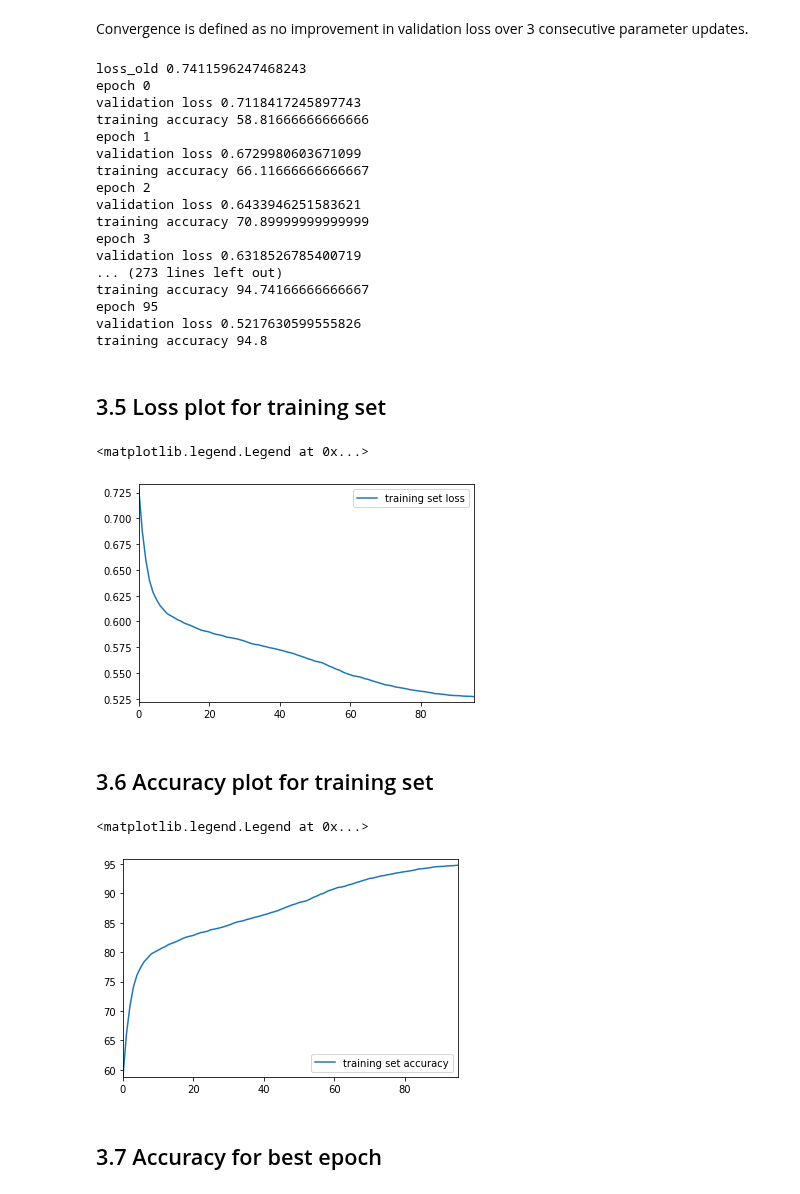
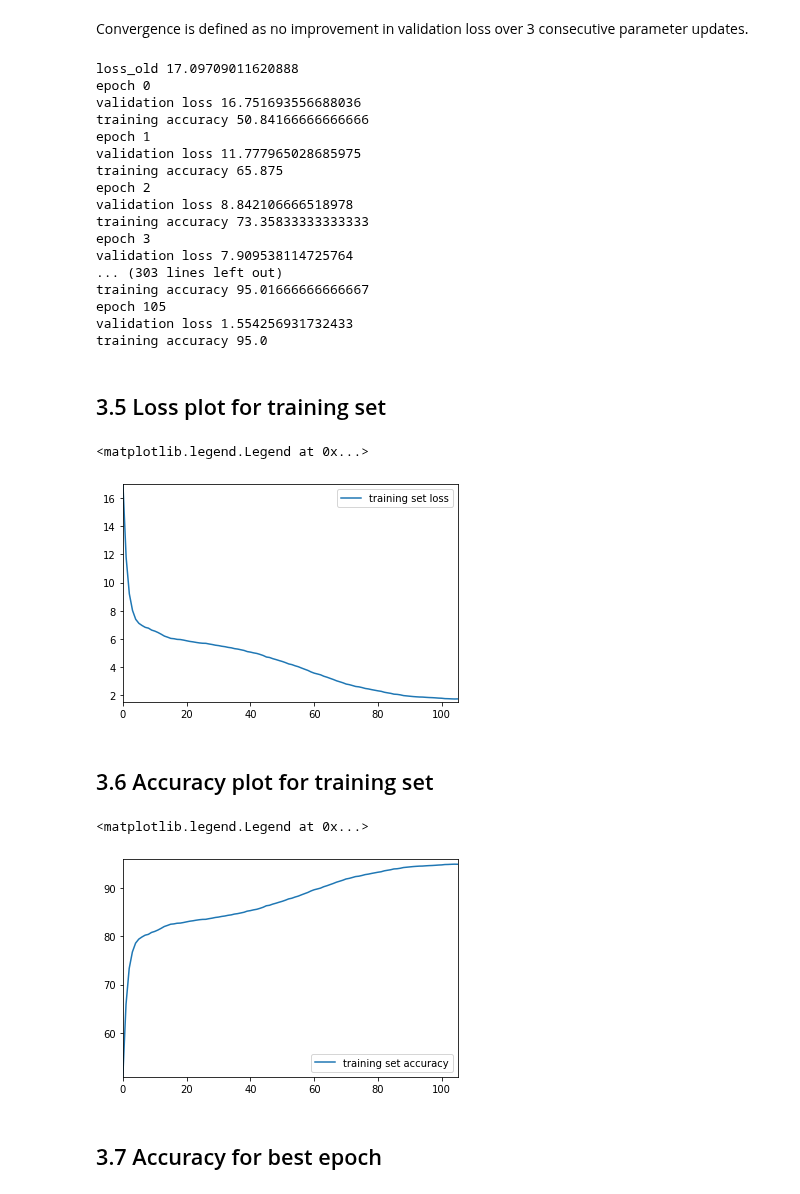
Before and after one commit to adamnpeace/comp90-cw1, a Jupyter notebook: q3/q3-ksenia.ipynb, the cells around one changed output. Cells and saved outputs as stored; diff of their text form; code cells hidden in the pictures.

```diff
--- a/q3/q3-ksenia.ipynb
+++ b/q3/q3-ksenia.ipynb
@@ -141,7 +141,7 @@ def update_grads(grads, ups, batch_size):
     grads["db1"] -= ups["db1"] / batch_size
     return grads
 # %%
-def mlp(xs, ys, learning_rate, momentum):
+def mlp(xs, ys, learning_rate, momentum, devxs, devys):
     img_size = 28**2
     h1 = 200
     h2 = 20
@@ -215,6 +215,7 @@ def mlp(xs, ys, learning_rate, momentum):
         accuracy_validation.append(accuracy_valid)
 
         loss_valid = validation_loss(devxs, devys, params)
+#         print('want loss', log_loss(devys, [predict_mlp(x, params) for x in devxs]))
         print('validation loss', loss_valid)
         print('training accuracy', accuracy_t)
         if np.abs(loss_valid - loss_old) == 0:
@@ -276,32 +293,32 @@ momentum = 0
 # %%
-epoch, loss_training, accuracy_training, accuracy_validation = mlp(trainxs, trainys, learning_rate, momentum)
+epoch, loss_training, accuracy_training, accuracy_validation = mlp(trainxs, trainys, learning_rate, momentum, devxs, devys)
 # %% [output]
-loss_old 0.7411596247468243
+loss_old 17.09709011620888
 epoch 0
-validation loss 0.7118417245897743
-training accuracy 58.81666666666666
+validation loss 16.751693556688036
+training accuracy 50.84166666666666
 epoch 1
-validation loss 0.6729980603671099
-training accuracy 66.11666666666667
+validation loss 11.777965028685975
+training accuracy 65.875
 epoch 2
-validation loss 0.6433946251583621
-training accuracy 70.89999999999999
+validation loss 8.842106666518978
+training accuracy 73.35833333333333
 epoch 3
-validation loss 0.6318526785400719
-... (273 lines left out)
-training accuracy 94.74166666666667
-epoch 95
-validation loss 0.5217630599555826
-training accuracy 94.8
+validation loss 7.909538114725764
+... (303 lines left out)
+training accuracy 95.01666666666667
+epoch 105
+validation loss 1.554256931732433
+training accuracy 95.0
 # %% [markdown]
 ## 3.5 Loss plot for training set
 # %%
-plt.axis([0, epoch, min(loss_training) - 0.005, max(loss_training) + 0.005])
+plt.axis([0, epoch, min(loss_training) - 0.2, max(loss_training) + 0.005])
 plt.plot(loss_training, label='training set loss')
 plt.legend(loc='upper right')
 # %% [output]
 <matplotlib.legend.Legend at 0x...>
-[figure, old version]
+[figure, new version]
 # %% [markdown]
 ## 3.6 Accuracy plot for training set
 # %%
@@ -310,7 +327,7 @@ plt.plot(accuracy_training, label='training set accuracy')
 plt.legend(loc='lower right')
 # %% [output]
 <matplotlib.legend.Legend at 0x...>
-[figure, old version]
+[figure, new version]
 # %% [markdown]
 ## 3.7 Accuracy for best epoch
 # %%
```
Also changed, not shown: parts of 6 cells of this notebook.
